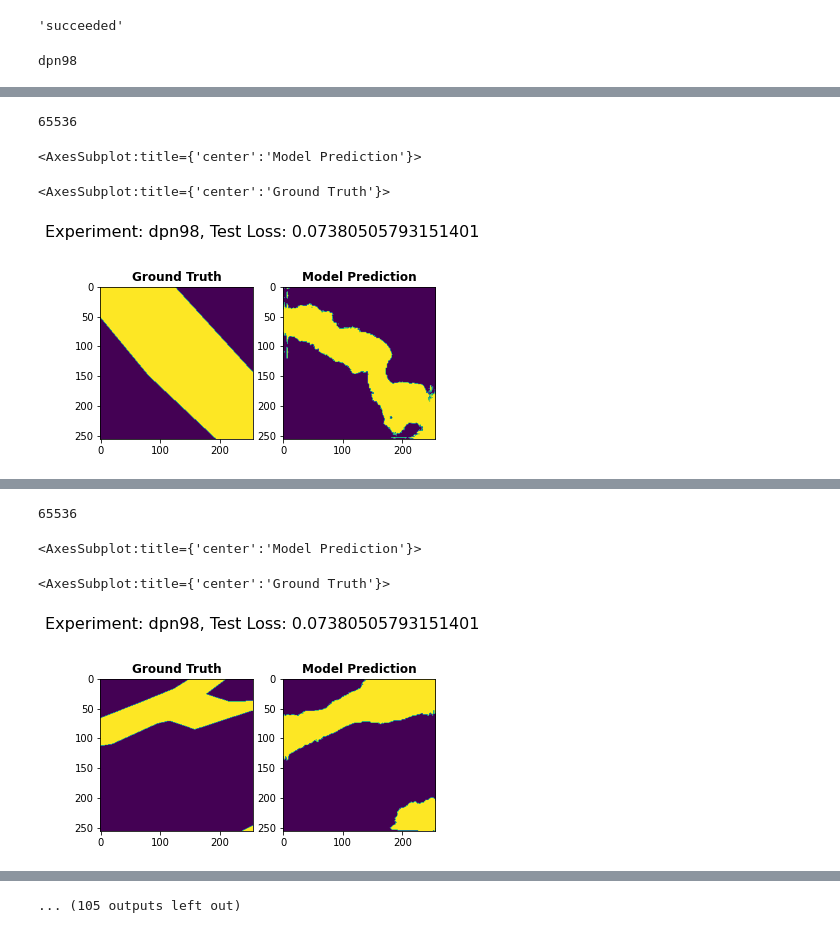
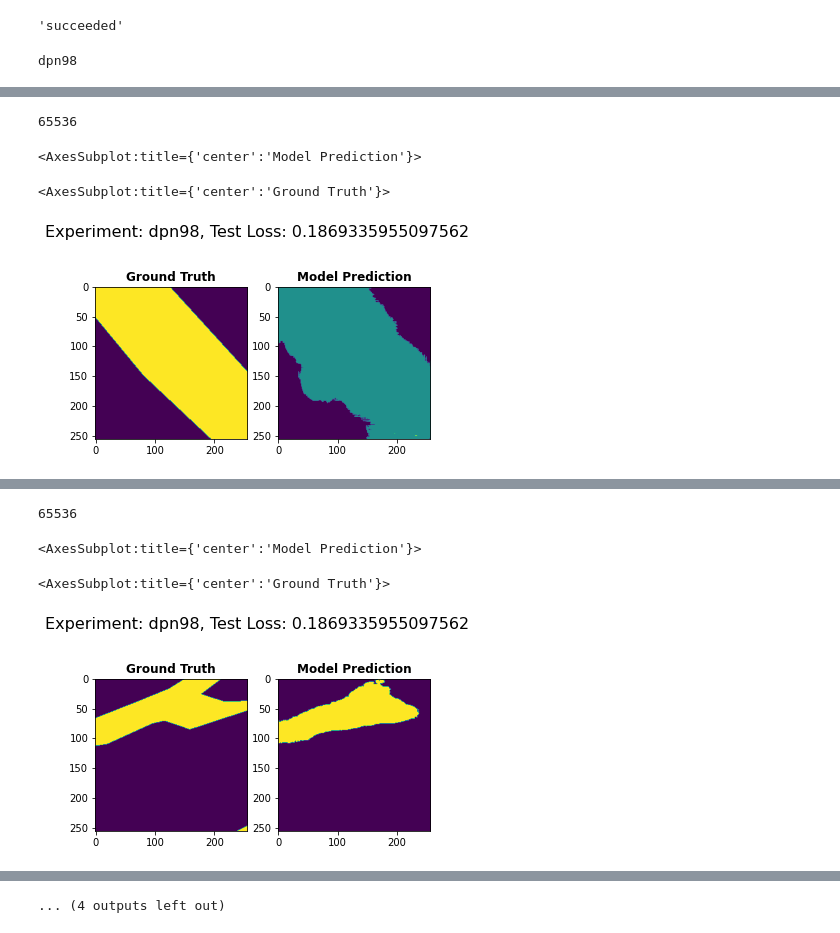
Before and after one commit to maxzvyagin/ephemeral_streams_code, a Jupyter notebook: model_visualization.ipynb, the cells around one changed output, grey strips where cells are left out. Drawn from its saved outputs; the diff is of its cells as text; code cells hidden in the pictures.

```diff
--- a/model_visualization.ipynb
+++ b/model_visualization.ipynb
@@ -57,7 +57,7 @@ for e in experiments:
         encoder = encoder.split("encoder")[1].lower()
     else:
         encoder = encoder.lower()
-    if id_num >= 205 and e.state == 'succeeded':
+    if id_num == 216 and e.state == 'succeeded':
         # load in the model
         e.download_artifacts()
         with zipfile.ZipFile('output.zip') as zip_ref:
@@ -81,7 +81,7 @@ for e in experiments:
             input_num = 1
         else:
             i_type = 4
-        model = smp.Unet(encoder, classes=1, in_channels=4)
+        model = smp.Unet('dpn98', classes=1, in_channels=4)
         # fix the weird state dict key error
         for k in old_params.keys():
             new_key = k.split("model.")[1]
@@ -117,4 +117,4 @@ Text(0.5, 0.98, 'Experiment: dpn98, Test Loss: 0.07380505793151401')
 65536
 <AxesSubplot:title={'center':'Model Prediction'}>
 <AxesSubplot:title={'center':'Ground Truth'}>
-[figure, old version]
+[figure, new version]
@@ -122,4 +122,4 @@ Text(0.5, 0.98, 'Experiment: dpn98, Test Loss: 0.07380505793151401')
 65536
 <AxesSubplot:title={'center':'Model Prediction'}>
 <AxesSubplot:title={'center':'Ground Truth'}>
-[figure, old version]
+[figure, new version]
@@ -127,4 +127,4 @@ Text(0.5, 0.98, 'Experiment: dpn98, Test Loss: 0.07380505793151401')
-... (105 outputs left out)
+... (4 outputs left out)
 # %%
 for e in experiments:
     # load in the model
```
Also changed, not shown: parts of 1 cell of this notebook, 3 other files.
